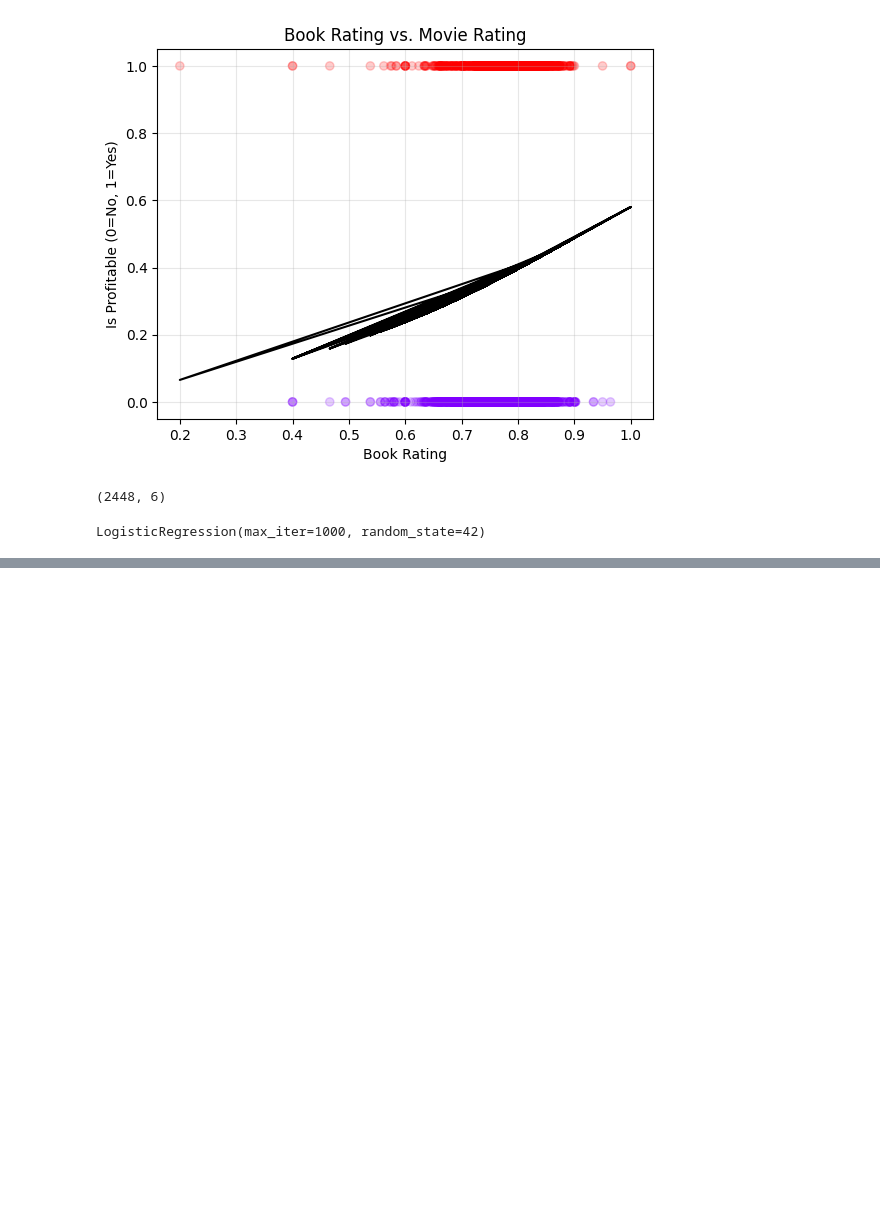
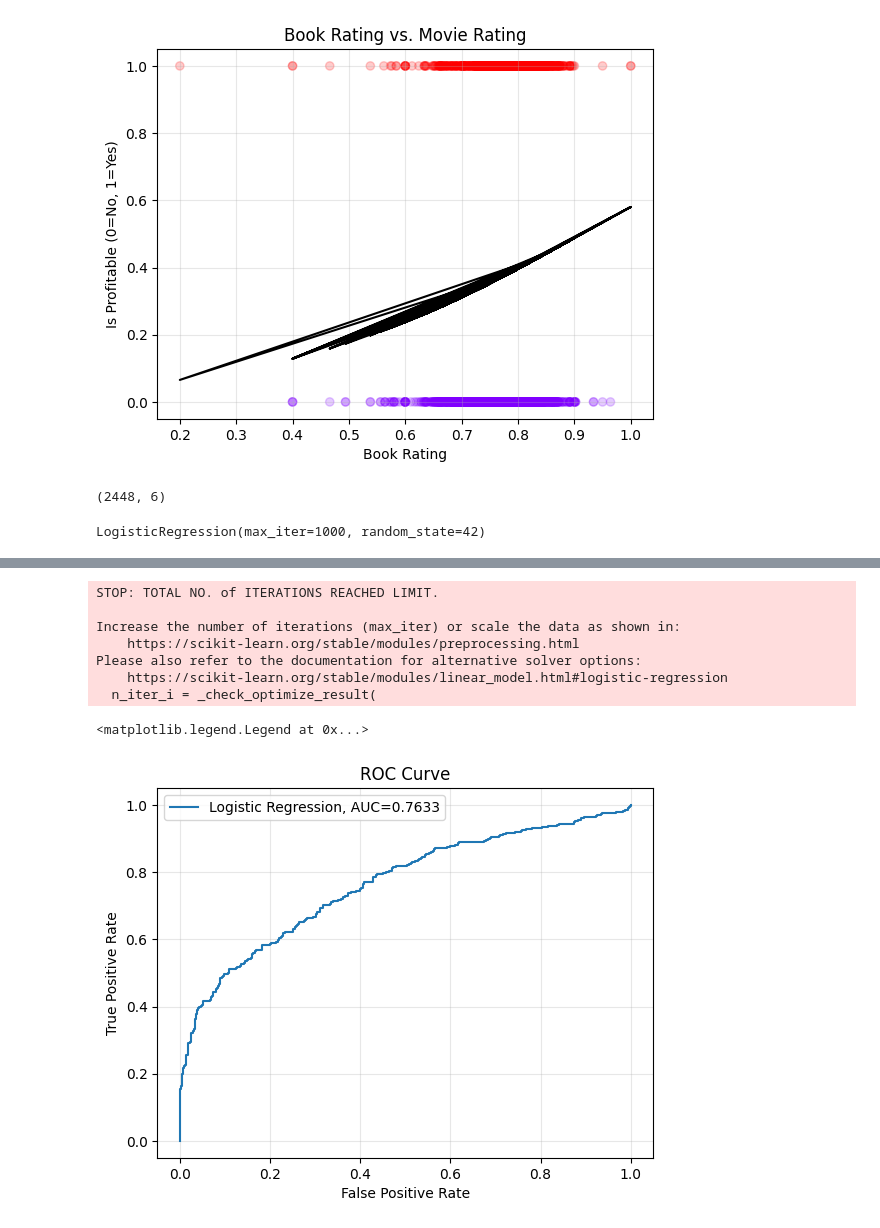
Before and after one commit to emilybae2025/Book-to-Film-Success-Prediction-Model, a Jupyter notebook: LogisticRegression.ipynb, the cells around one changed output, grey strips where cells are left out. Cells and saved outputs as stored; diff of their text form; code cells hidden in the pictures; blank space fills up the shorter version.

```diff
--- a/LogisticRegression.ipynb
+++ b/LogisticRegression.ipynb
@@ -133,3 +133,32 @@ Unsuccessful       0.68      0.92      0.78       456
     accuracy                           0.71       817
    macro avg       0.75      0.69      0.68       817
 weighted avg       0.74      0.71      0.69       817
+# %%
+# Plot ROC Curve
+# Reference: https://www.statology.org/plot-multiple-roc-curves-python/
+from sklearn import metrics
+
+#fit logistic regression model and plot ROC curve
+model = LogisticRegression()
+model.fit(x_train, y_train)
+y_pred = model.predict_proba(x_test)[:, 1]
+fpr, tpr, _ = metrics.roc_curve(y_test, y_pred)
+auc = round(metrics.roc_auc_score(y_test, y_pred), 4)
+plt.plot(fpr,tpr,label="Logistic Regression, AUC="+str(auc))
+plt.grid(True, alpha=0.3)
+plt.xlabel('False Positive Rate')
+plt.ylabel('True Positive Rate')
+plt.title('ROC Curve')
+
+#add legend
+plt.legend()
+# %% [output]
+STOP: TOTAL NO. of ITERATIONS REACHED LIMIT.
+
+Increase the number of iterations (max_iter) or scale the data as shown in:
+    https://scikit-learn.org/stable/modules/preprocessing.html
+Please also refer to the documentation for alternative solver options:
+    https://scikit-learn.org/stable/modules/linear_model.html#logistic-regression
+  n_iter_i = _check_optimize_result(
+<matplotlib.legend.Legend at 0x...>
+[figure, added]
```
Also changed, not shown: parts of 3 cells of this notebook.
